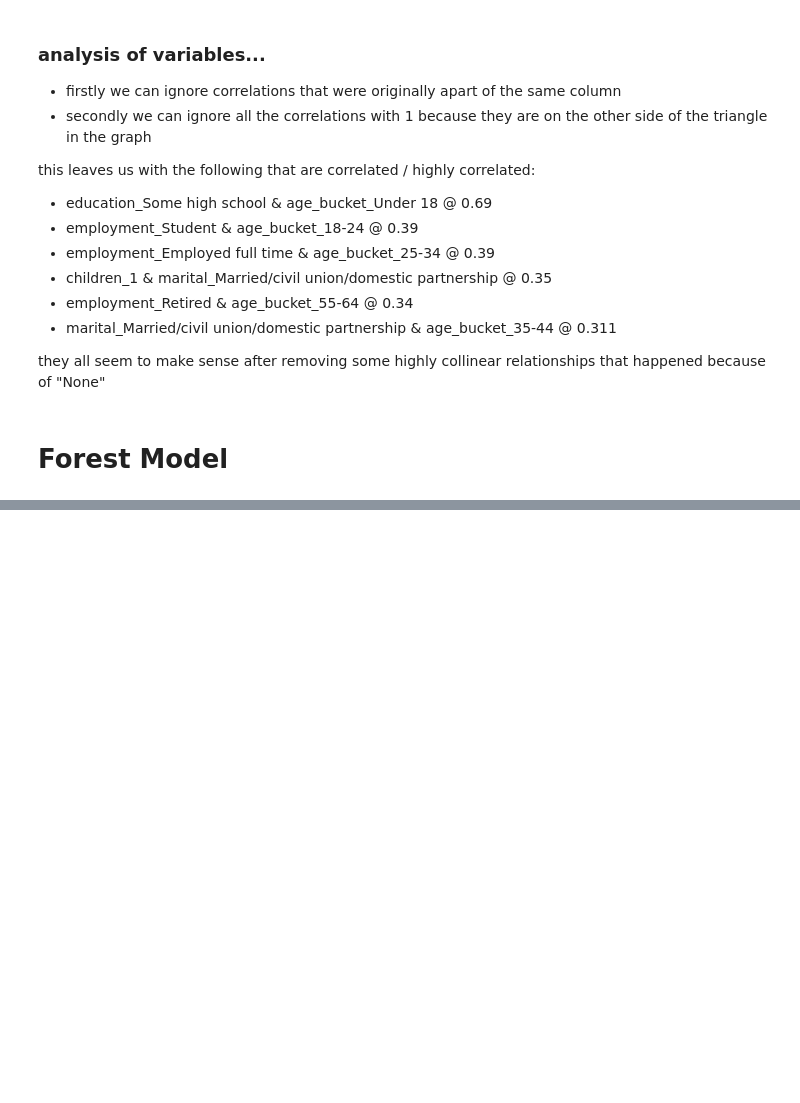
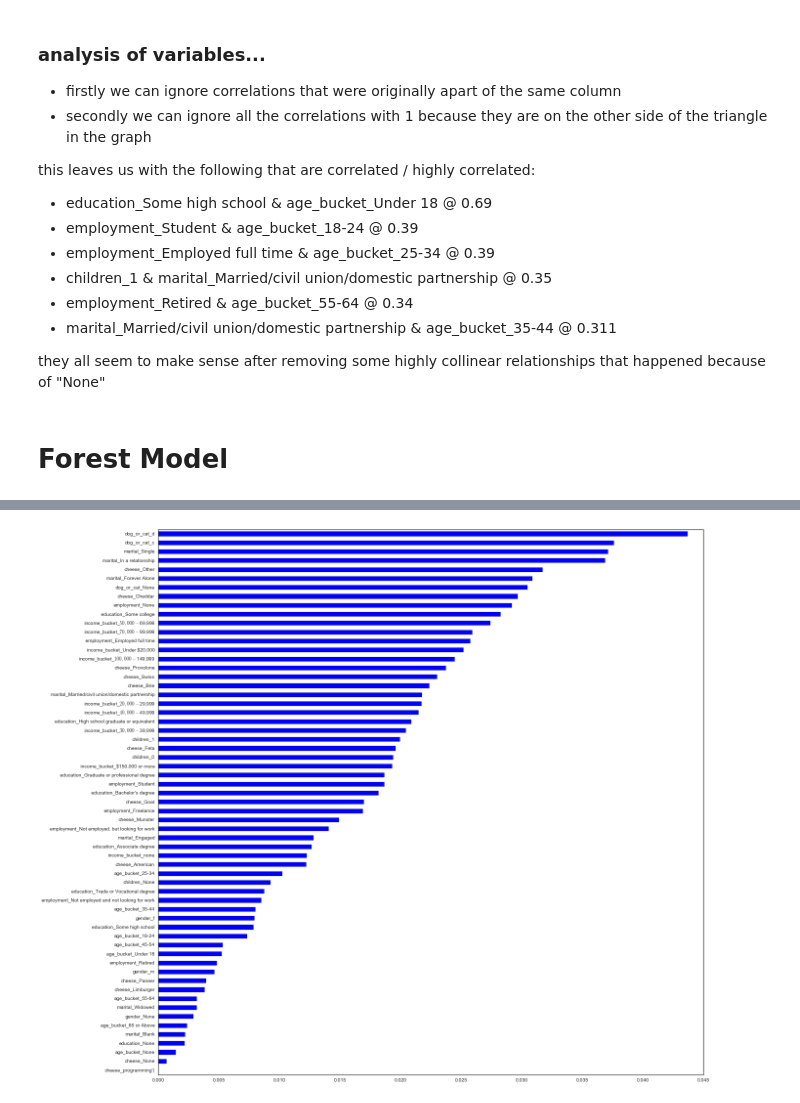
Before and after one commit to gnitnuj/RedditSurveyRandomForests, a Jupyter notebook: Reddit Survey.ipynb, the cells around one changed output, grey strips where cells are left out. Saved outputs shown, nothing was run; the diff lists cells and outputs as text; code cells hidden in the pictures; blank space fills up the shorter version.

Commit message:
random forest complete

```diff
--- a/Reddit Survey.ipynb
+++ b/Reddit Survey.ipynb
@@ -560,3 +561,11 @@ this leaves us with the following that are correlated / highly correlated:
 they all seem to make sense after removing some highly collinear relationships that happened because of "None"
 # %% [markdown]
 # Forest Model
+# %%
+# dropping country data and subreddit_data because there are wayyyy too many columns/categories
+X_for_forest = df.copy()
+X_for_forest.drop(["country_data", "subreddit_data"], axis=1, inplace=True)
+X_for_forest.columns
+
+# because my last name is Lu, my y is military service.
+# y = X_for_forest.pop("military")
@@ -562,0 +576,16 @@ they all seem to make sense after removing some highly collinear relationships t
+# %%
+categorical_variables = X_for_forest.columns
+
+for variable in categorical_variables:
+    # Fill missing data with the word "Blank"
+    X_for_forest[variable].fillna("None", inplace=True)
+    # Create array of dummies
+    dummies = pd.get_dummies(X_for_forest[variable], prefix=variable)
+    # Update X to include dummies and drop the main variable
+    X_for_forest = pd.concat([X_for_forest, dummies], axis=1)
+    X_for_forest.drop([variable], axis=1, inplace=True)
+# %%
+X_for_forest.drop(["military_1","military_None"], axis=1, inplace=True)
+y = X_for_forest.pop("military_0")
+# y["military_0"] = X_for_forest.pop("military_0")
+# y["military_None"] = X_for_forest.pop("military_None")
@@ -562,0 +653,4 @@ they all seem to make sense after removing some highly collinear relationships t
+# %%
+model = RandomForestRegressor(100, oob_score=True, n_jobs=-1, random_state=42)
+model.fit(X_for_forest, y)
+print "C-stat: ", roc_auc_score(y, model.oob_prediction_)
@@ -562,0 +674,6 @@ they all seem to make sense after removing some highly collinear relationships t
+# %%
+feature_importances = pd.Series(model.feature_importances_, index=X_for_forest.columns)
+feature_importances.sort()
+feature_importances.plot(kind="barh", figsize=(20,20));
+# %% [output]
+[figure, added]
```
Also changed, not shown: parts of 13 cells of this notebook.
